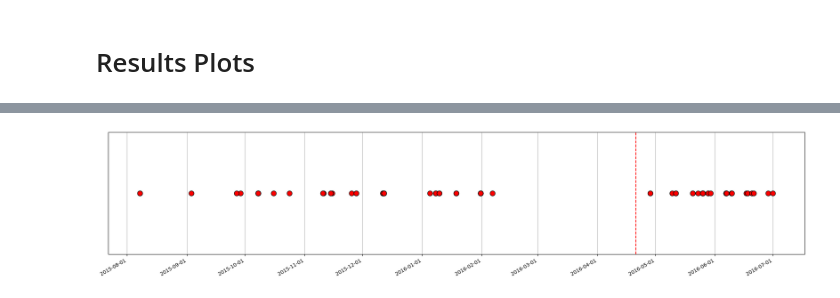
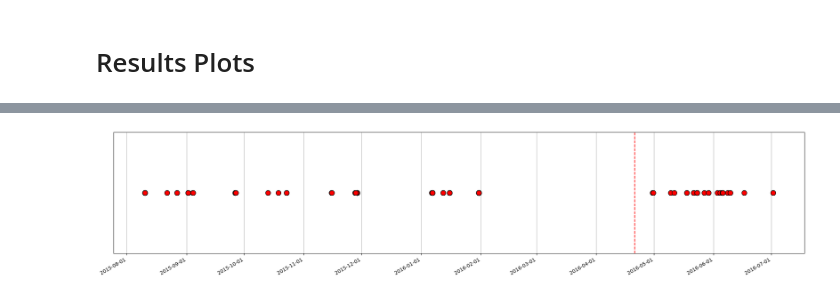
Before and after one commit to Mpinaz/Thesis, a Jupyter notebook: Model.ipynb, the cells around one changed output, grey strips where cells are left out. Cells and saved outputs as stored; diff of their text form; code cells hidden in the pictures.

```diff
--- a/Model.ipynb
+++ b/Model.ipynb
@@ -78,7 +78,7 @@ Loaded 11209 events
 | Event 5 | 2015-08-06 10:07:05.340000+00:00 | 56.067623 | 160.550732 | 43.55 | 1.86 |
 # %%
 # 90000 Registrations Pre Eruption
-with open("/content/drive/MyDrive/Datasets/All_Pre_Events.pkl", "rb") as f:
+with open("/content/drive/MyDrive/Datasets/Pre_Events.pkl", "rb") as f:
     pre = pk.load(f)
 PRE_set = {E for St, E, Reg in pre}
 
@@ -96,7 +96,7 @@ eventi_da_usare = ['Event 10622', 'Event 3837', 'Event 1726', 'Event 5017', 'Eve
 ###
 # %%
 # Per Esempio fisso mettere la variabile a True, altrimenti False
-FIXED = True
+FIXED = False
 
 per_evento = defaultdict(list)
 for St, E, Reg in pre:
@@ -625,24 +608,24 @@ plt.show()
 # %%
-# mis_idx = np.where(yt != yp)[0]
+mis_idx = np.where(yt != yp)[0]
 
-# test_events = test_ds_W.events if Using == "CNN1D" else test_ds_S.events
+test_events = test_ds_W.events if Using == "CNN1D" else test_ds_S.events
 
-# Eventi_Errati = []
-# for i in mis_idx:
-#     Eventi_Errati.append(test_events[i][1])
+Eventi_Errati = []
+for i in mis_idx:
+    Eventi_Errati.append(test_events[i][1])
 
-# tempi = catalog.loc[Eventi_Errati, "time"]
+tempi = catalog.loc[Eventi_Errati, "time"]
 
-# fig, ax = plt.subplots(figsize=(25, 5))
-# ax.plot(tempi, [0]*len(tempi), "o",color = "red", ms = 10, markeredgecolor="black", markeredgewidth=1)
-# ax.yaxis.set_visible(False)
-# ax.xaxis.set_major_formatter(mdates.DateFormatter("%Y-%m-%d"),)
-# ax.axvline(pd.Timestamp("2016-04-21", tz="UTC") , color="red", linestyle="--")
-# ax.grid("on")
-# fig.autofmt_xdate()
+fig, ax = plt.subplots(figsize=(25, 5))
+ax.plot(tempi, [0]*len(tempi), "o",color = "red", ms = 10, markeredgecolor="black", markeredgewidth=1)
+ax.yaxis.set_visible(False)
+ax.xaxis.set_major_formatter(mdates.DateFormatter("%Y-%m-%d"),)
+ax.axvline(pd.Timestamp("2016-04-21", tz="UTC") , color="red", linestyle="--")
+ax.grid("on")
+fig.autofmt_xdate()
 # fig.savefig(f"{Using}: temporal.png", dpi=150, bbox_inches="tight")
-# plt.show()
+plt.show()
 # %% [output]
-[figure, old version]
+[figure, new version]
 # %%
 # print(history)
```
Also changed, not shown: parts of 13 cells of this notebook.
